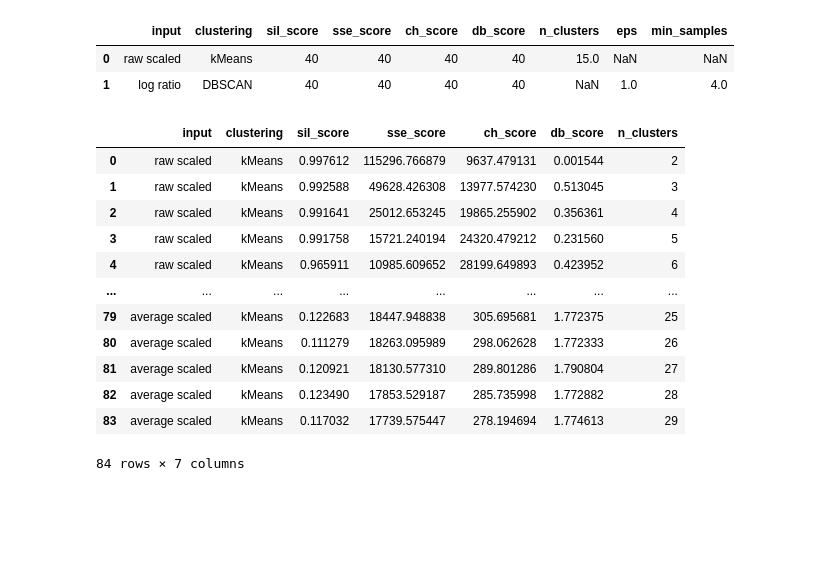
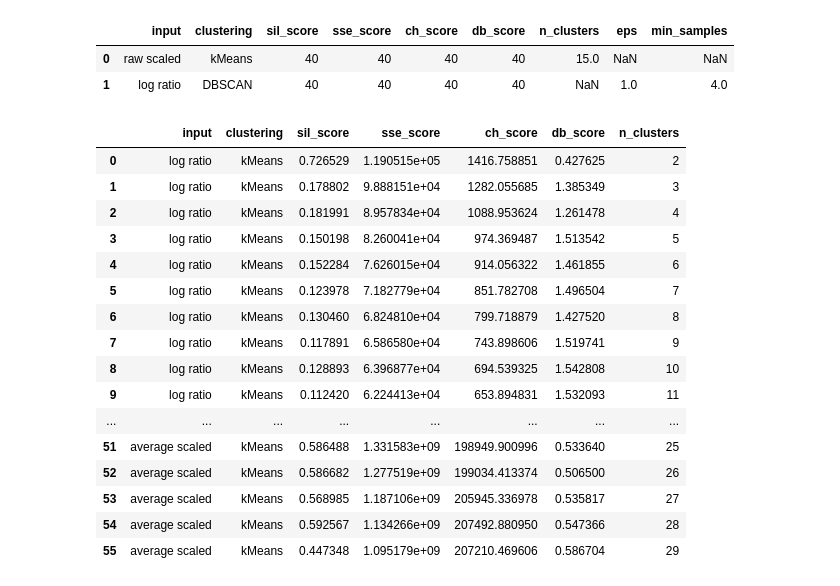
Before and after one commit to vsk-1167/research-5G-transcriptomic-exploration, a Jupyter notebook: clustering_analysis.ipynb, the cells around one changed output. Cells and saved outputs as stored; diff of their text form; code cells hidden in the pictures; blank space fills up the shorter version.

```diff
--- a/clustering_analysis.ipynb
+++ b/clustering_analysis.ipynb
@@ -1009,14 +1019,15 @@ df_test
 # %%
 # Collect metrics for kMeans
 
+kMeans_noRaw_metrics = []
 kMeans_metrics = []
 
 # range of clusters to observe
 x_min= 2
 x_max= 30
 
-input_dataframes = [df_scaled_tpm, df_log_ratio, df_avg_scaled_tpm]
-input_string_form = ["raw scaled","log ratio", "average scaled"]
+input_dataframes = [df_log_ratio, df_Avg.T] #, df_scaled_tpm]
+input_string_form = ["log ratio", "average scaled"] #, "raw scaled"]
 
 # Uses each of the above inputs for transformed data
 for input_num, data in enumerate(input_dataframes):
@@ -1044,45 +1055,53 @@ for input_num, data in enumerate(input_dataframes):
 
         kMeans_metrics.append(cur_run_metrics)
 
+        if input_num != 3:
+            kMeans_noRaw_metrics.append(cur_run_metrics)
+
     # Cycles through the parameter search space for DBSCAN
 
 #     for min_sample in range(2, 6):
 
 #         for e_val in np.arange(1, 3, 0.50):
 #             dbscan = DBSCAN(eps= e_val, min_samples= min_sample)
 #             search_gene_clusters_dbscan = dbscan.fit(df_log_ratio)
 
 #             search_labels_dbscan = search_gene_clusters_dbscan.labels_
 #             num_clusters = len(set(search_labels_dbscan))
 
 #         # score index adjusted for length of score lists + cluster number
 #         list_index = n_clusters - 2
 
 #         # Add dictionary entity for each into a metric collection list
 #         cur_run_metrics = {"input": input_string_form[input_num],
 #                            "clustering": "kMeans",
 #                            "sil_score": s_coefficients[list_index],
 #                            "sse_score": sum_squared_error[list_index],
 #                            "ch_score": ch_scores[list_index],
 #                            "db_score": db_scores[list_index],
 #                            "n_clusters": n_clusters}
 
 #         kMeans_metrics.append(cur_run_metrics)
 
 df_kmeans_metrics = pd.DataFrame(kMeans_metrics)
+df_kmeans_noRaw_metrics = pd.DataFrame(kMeans_noRaw_metrics)
 df_kmeans_metrics
 # %% [output]
 |  | input | clustering | sil_score | sse_score | ch_score | db_score | n_clusters |
-| 0 | raw scaled | kMeans | 0.997612 | 115296.766879 | 9637.479131 | 0.001544 | 2 |
-| 1 | raw scaled | kMeans | 0.992588 | 49628.426308 | 13977.574230 | 0.513045 | 3 |
-| 2 | raw scaled | kMeans | 0.991641 | 25012.653245 | 19865.255902 | 0.356361 | 4 |
-| 3 | raw scaled | kMeans | 0.991758 | 15721.240194 | 24320.479212 | 0.231560 | 5 |
-| 4 | raw scaled | kMeans | 0.965911 | 10985.609652 | 28199.649893 | 0.423952 | 6 |
+| 0 | log ratio | kMeans | 0.726529 | 1.190515e+05 | 1416.758851 | 0.427625 | 2 |
+| 1 | log ratio | kMeans | 0.178802 | 9.888151e+04 | 1282.055685 | 1.385349 | 3 |
+| 2 | log ratio | kMeans | 0.181991 | 8.957834e+04 | 1088.953624 | 1.261478 | 4 |
+| 3 | log ratio | kMeans | 0.150198 | 8.260041e+04 | 974.369487 | 1.513542 | 5 |
+| 4 | log ratio | kMeans | 0.152284 | 7.626015e+04 | 914.056322 | 1.461855 | 6 |
+| 5 | log ratio | kMeans | 0.123978 | 7.182779e+04 | 851.782708 | 1.496504 | 7 |
+| 6 | log ratio | kMeans | 0.130460 | 6.824810e+04 | 799.718879 | 1.427520 | 8 |
+| 7 | log ratio | kMeans | 0.117891 | 6.586580e+04 | 743.898606 | 1.519741 | 9 |
+| 8 | log ratio | kMeans | 0.128893 | 6.396877e+04 | 694.539325 | 1.542808 | 10 |
+| 9 | log ratio | kMeans | 0.112420 | 6.224413e+04 | 653.894831 | 1.532093 | 11 |
 | ... | ... | ... | ... | ... | ... | ... | ... |
-| 79 | average scaled | kMeans | 0.122683 | 18447.948838 | 305.695681 | 1.772375 | 25 |
-| 80 | average scaled | kMeans | 0.111279 | 18263.095989 | 298.062628 | 1.772333 | 26 |
-| 81 | average scaled | kMeans | 0.120921 | 18130.577310 | 289.801286 | 1.790804 | 27 |
-| 82 | average scaled | kMeans | 0.123490 | 17853.529187 | 285.735998 | 1.772882 | 28 |
-| 83 | average scaled | kMeans | 0.117032 | 17739.575447 | 278.194694 | 1.774613 | 29 |
+| 51 | average scaled | kMeans | 0.586488 | 1.331583e+09 | 198949.900996 | 0.533640 | 25 |
+| 52 | average scaled | kMeans | 0.586682 | 1.277519e+09 | 199034.413374 | 0.506500 | 26 |
+| 53 | average scaled | kMeans | 0.568985 | 1.187106e+09 | 205945.336978 | 0.535817 | 27 |
+| 54 | average scaled | kMeans | 0.592567 | 1.134266e+09 | 207492.880950 | 0.547366 | 28 |
+| 55 | average scaled | kMeans | 0.447348 | 1.095179e+09 | 207210.469606 | 0.586704 | 29 |
-84 rows × 7 columns
 # %%
```
Also changed, not shown: parts of 48 cells of this notebook, 3 other files.
